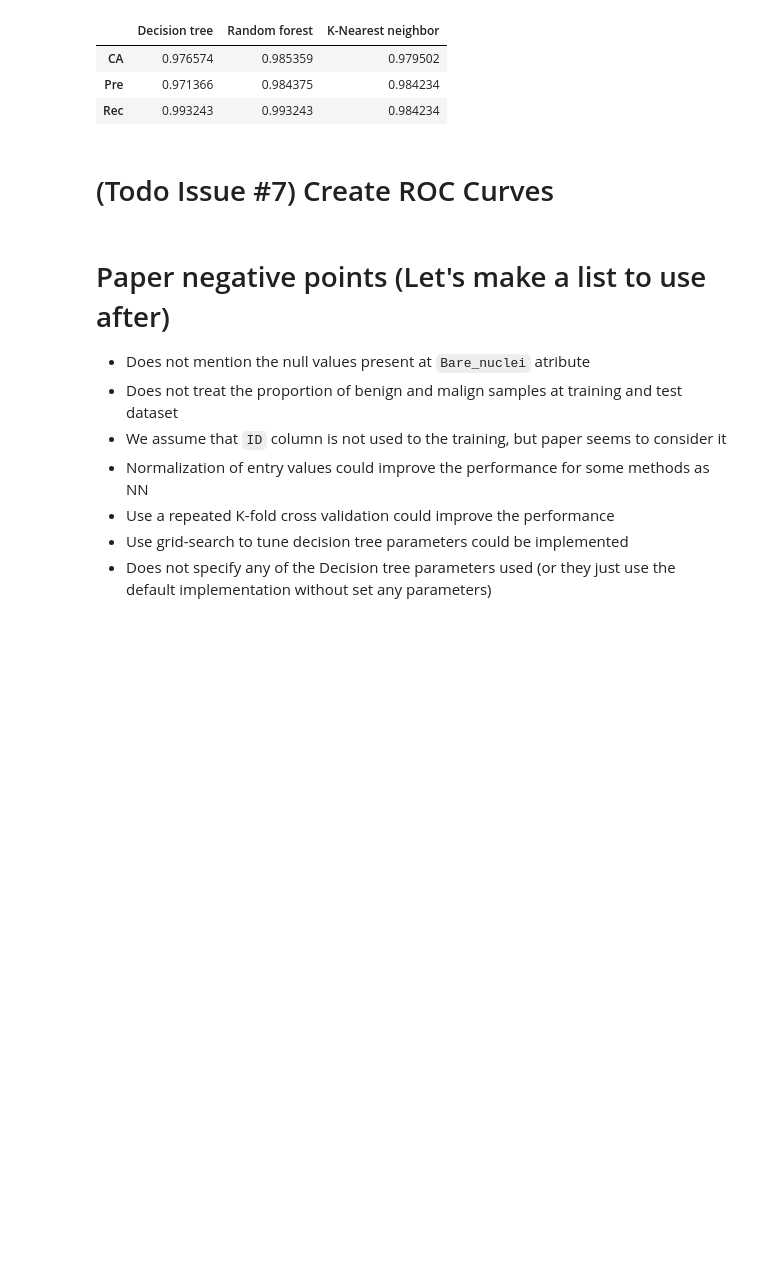
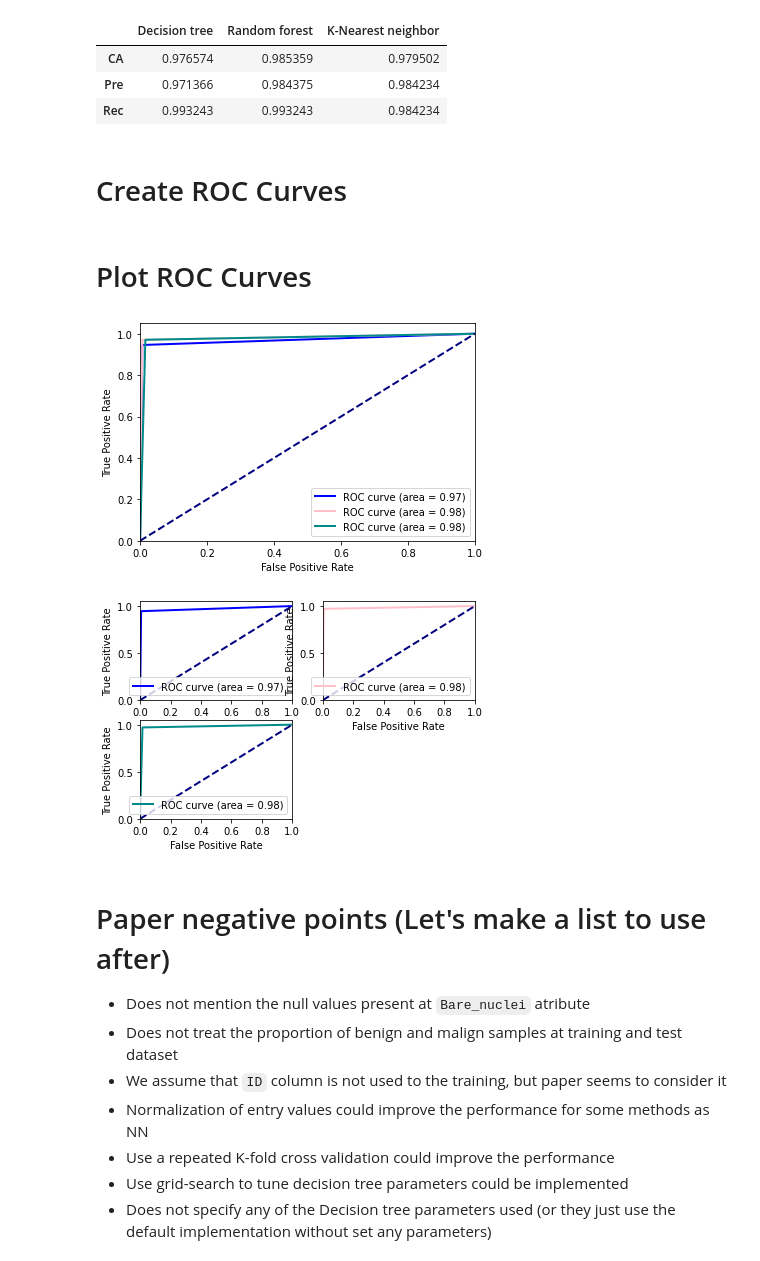
Before and after one commit to cleversonahum/breast_cancer_diagnosis, a Jupyter notebook: notebook/dt_classifier_breast_cancer.ipynb, the cells around one changed output. Cells and saved outputs as stored; diff of their text form; code cells hidden in the pictures; blank space fills up the shorter version.

Commit message:
compute and plor ROC curves

```diff
--- a/notebook/dt_classifier_breast_cancer.ipynb
+++ b/notebook/dt_classifier_breast_cancer.ipynb
@@ -351,4 +351,4 @@ df_perf_results[indexes_result3].T
 | Pre | 0.971366 | 0.984375 | 0.984234 |
 | Rec | 0.993243 | 0.993243 | 0.984234 |
 # %% [markdown]
-# (Todo Issue #7) Create ROC Curves
+# Create ROC Curves
@@ -357,3 +355,79 @@ df_perf_results[indexes_result3].T
+# %%
+# Code to create ROC curve
+
+fpr = dict()
+tpr = dict()
+roc_auc = dict()
+
+for index, classifier_info in enumerate(classifiers):
+
+    fpr[classifier_info[1]], tpr[classifier_info[1]], _ = roc_curve(outputs, classifier_info[0].predict(entries))
+    roc_auc[classifier_info[1]] = auc(fpr[classifier_info[1]], tpr[classifier_info[1]])
+# %% [markdown]
+# Plot ROC Curves
+# %%
+#plot curves
+plt.figure()
+lw = 2
+plt.plot(fpr["Decision tree"], tpr["Decision tree"], color='blue',
+         lw=lw, label='ROC curve (area = %0.2f)' % roc_auc["Decision tree"])
+
+plt.plot(fpr["Random forest"], tpr["Random forest"], color='pink',
+         lw=lw, label='ROC curve (area = %0.2f)' % roc_auc["Random forest"])
+
+plt.plot(fpr["K-Nearest neighbor"], tpr["K-Nearest neighbor"], color='darkcyan',
+         lw=lw, label='ROC curve (area = %0.2f)' % roc_auc["K-Nearest neighbor"])
+
+plt.plot([0, 1], [0, 1], color='navy', lw=lw, linestyle='--')
+plt.xlim([0.0, 1.0])
+plt.ylim([0.0, 1.05])
+plt.xlabel('False Positive Rate')
+plt.ylabel('True Positive Rate')
+plt.legend(loc="lower right")
+plt.show()
+
+#plot curves in subplots
+
+plt.figure()
+lw = 2
+
+############### 1
+plt.subplot(2, 2, 1)
+plt.plot(fpr["Decision tree"], tpr["Decision tree"], color='blue',
+         lw=lw, label='ROC curve (area = %0.2f)' % roc_auc["Decision tree"])
+plt.plot([0, 1], [0, 1], color='navy', lw=lw, linestyle='--')
+plt.xlim([0.0, 1.0])
+plt.ylim([0.0, 1.05])
+plt.xlabel('False Positive Rate')
+plt.ylabel('True Positive Rate')
+plt.legend(loc="lower right")
+
+############## 2
+plt.subplot(2, 2, 2)
+plt.plot(fpr["Random forest"], tpr["Random forest"], color='pink',
+         lw=lw, label='ROC curve (area = %0.2f)' % roc_auc["Random forest"])
+plt.plot([0, 1], [0, 1], color='navy', lw=lw, linestyle='--')
+plt.xlim([0.0, 1.0])
+plt.ylim([0.0, 1.05])
+plt.xlabel('False Positive Rate')
+plt.ylabel('True Positive Rate')
+plt.legend(loc="lower right")
+
+############ 3
+plt.subplot(2, 2, 3)
+plt.plot(fpr["K-Nearest neighbor"], tpr["K-Nearest neighbor"], color='darkcyan',
+         lw=lw, label='ROC curve (area = %0.2f)' % roc_auc["K-Nearest neighbor"])
+
+plt.plot([0, 1], [0, 1], color='navy', lw=lw, linestyle='--')
+plt.xlim([0.0, 1.0])
+plt.ylim([0.0, 1.05])
+plt.xlabel('False Positive Rate')
+plt.ylabel('True Positive Rate')
+plt.legend(loc="lower right")
+plt.show()
+# %% [output]
+[figure, added]
+[figure, added]
 # %% [markdown]
 # Paper negative points  (Let's make a list to use after)
 - Does not mention the null values present at `Bare_nuclei` atribute
```
Also changed, not shown: parts of 2 cells of this notebook.
